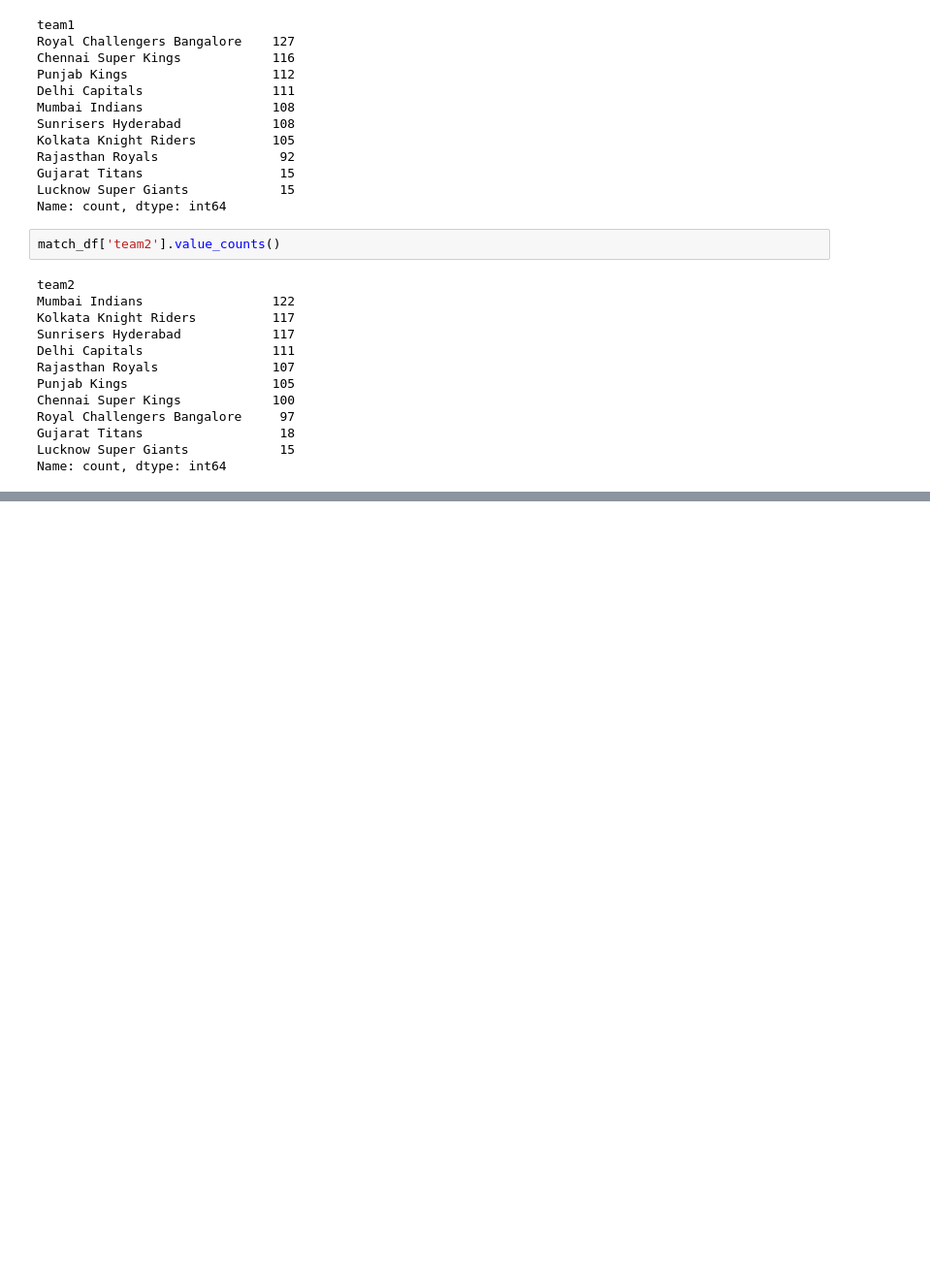
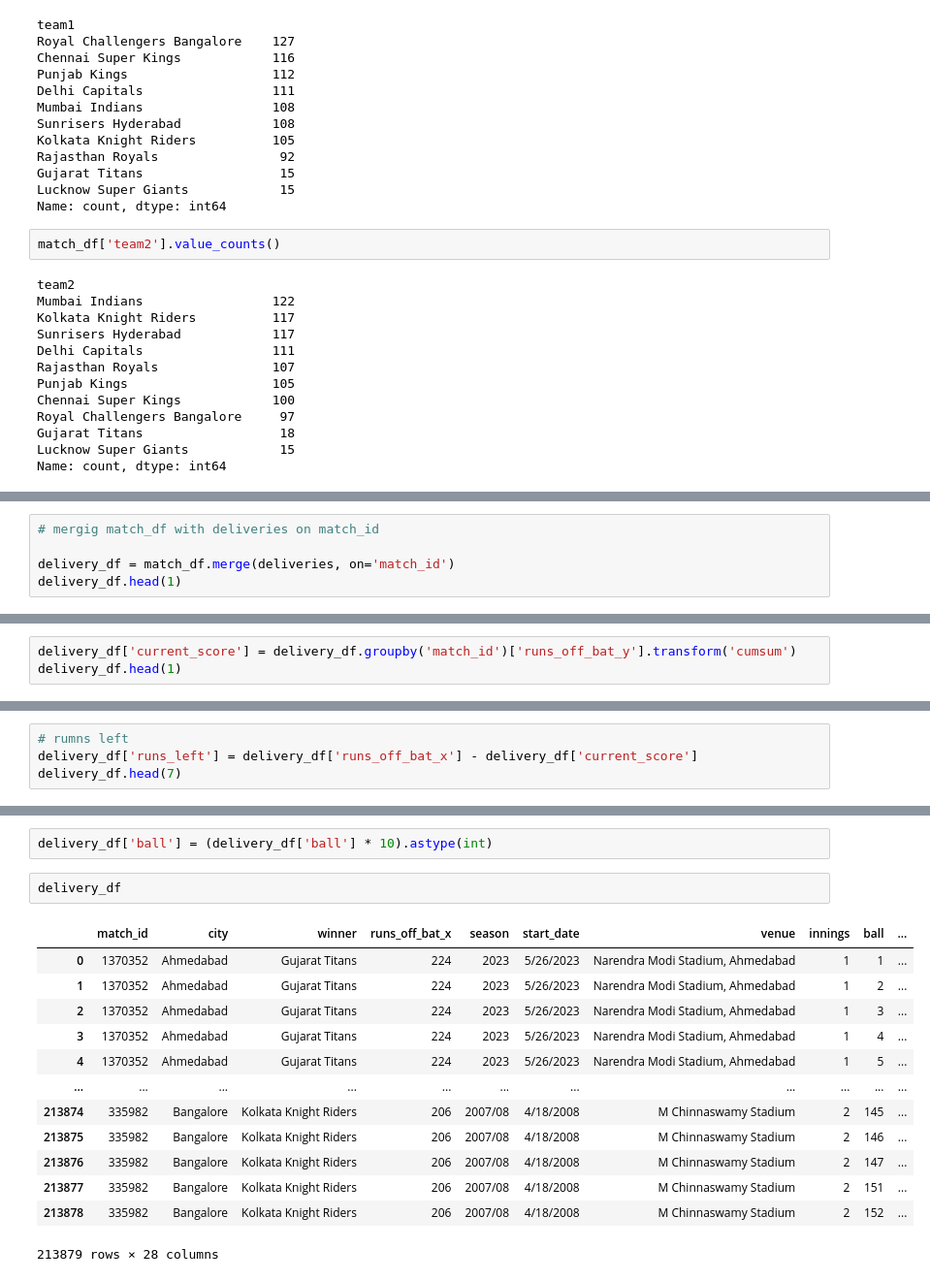
Before and after one commit to infojain/IPL_WIN_PROBABILITY_PREDICTOR, a Jupyter notebook: IPL_PRE.ipynb, the cells around one changed output, grey strips where cells are left out. Shown at 97% size. Cells and saved outputs as stored; diff of their text form; blank space fills up the shorter version.

```diff
--- a/IPL_PRE.ipynb
+++ b/IPL_PRE.ipynb
@@ -269,0 +336,5 @@ Name: count, dtype: int64
+# %%
+# mergig match_df with deliveries on match_id
+
+delivery_df = match_df.merge(deliveries, on='match_id')
+delivery_df.head(1)
@@ -269,0 +394,3 @@ Name: count, dtype: int64
+# %%
+delivery_df['current_score'] = delivery_df.groupby('match_id')['runs_off_bat_y'].transform('cumsum')
+delivery_df.head(1)
@@ -269,0 +401,4 @@ Name: count, dtype: int64
+# %%
+# rumns left
+delivery_df['runs_left'] = delivery_df['runs_off_bat_x'] - delivery_df['current_score']
+delivery_df.head(7)
@@ -269,0 +425,18 @@ Name: count, dtype: int64
+# %%
+delivery_df['ball'] = (delivery_df['ball'] * 10).astype(int)
+# %%
+delivery_df
+# %% [output]
+|  | match_id | city | winner | runs_off_bat_x | season | start_date | venue | innings | ball | ... |
+| 0 | 1370352 | Ahmedabad | Gujarat Titans | 224 | 2023 | 5/26/2023 | Narendra Modi Stadium, Ahmedabad | 1 | 1 | ... |
+| 1 | 1370352 | Ahmedabad | Gujarat Titans | 224 | 2023 | 5/26/2023 | Narendra Modi Stadium, Ahmedabad | 1 | 2 | ... |
+| 2 | 1370352 | Ahmedabad | Gujarat Titans | 224 | 2023 | 5/26/2023 | Narendra Modi Stadium, Ahmedabad | 1 | 3 | ... |
+| 3 | 1370352 | Ahmedabad | Gujarat Titans | 224 | 2023 | 5/26/2023 | Narendra Modi Stadium, Ahmedabad | 1 | 4 | ... |
+| 4 | 1370352 | Ahmedabad | Gujarat Titans | 224 | 2023 | 5/26/2023 | Narendra Modi Stadium, Ahmedabad | 1 | 5 | ... |
+| ... | ... | ... | ... | ... | ... | ... | ... | ... | ... | ... |
+| 213874 | 335982 | Bangalore | Kolkata Knight Riders | 206 | 2007/08 | 4/18/2008 | M Chinnaswamy Stadium | 2 | 145 | ... |
+| 213875 | 335982 | Bangalore | Kolkata Knight Riders | 206 | 2007/08 | 4/18/2008 | M Chinnaswamy Stadium | 2 | 146 | ... |
+| 213876 | 335982 | Bangalore | Kolkata Knight Riders | 206 | 2007/08 | 4/18/2008 | M Chinnaswamy Stadium | 2 | 147 | ... |
+| 213877 | 335982 | Bangalore | Kolkata Knight Riders | 206 | 2007/08 | 4/18/2008 | M Chinnaswamy Stadium | 2 | 151 | ... |
+| 213878 | 335982 | Bangalore | Kolkata Knight Riders | 206 | 2007/08 | 4/18/2008 | M Chinnaswamy Stadium | 2 | 152 | ... |
+213879 rows × 28 columns
```
Also changed, not shown: parts of 62 cells of this notebook.
